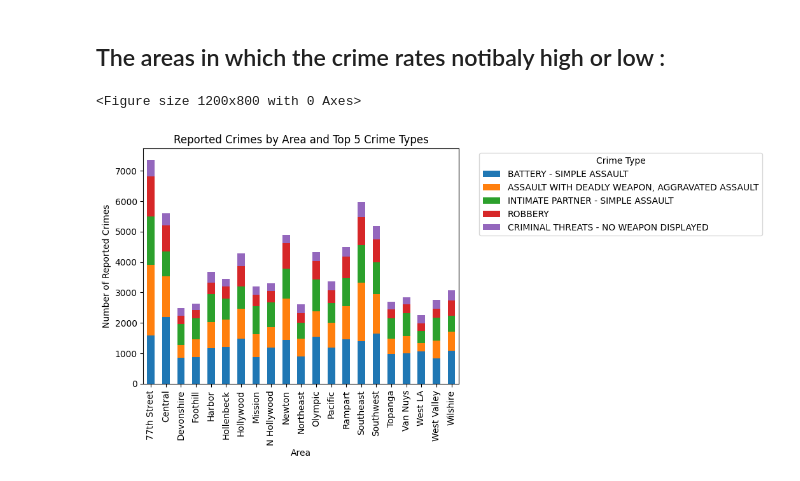
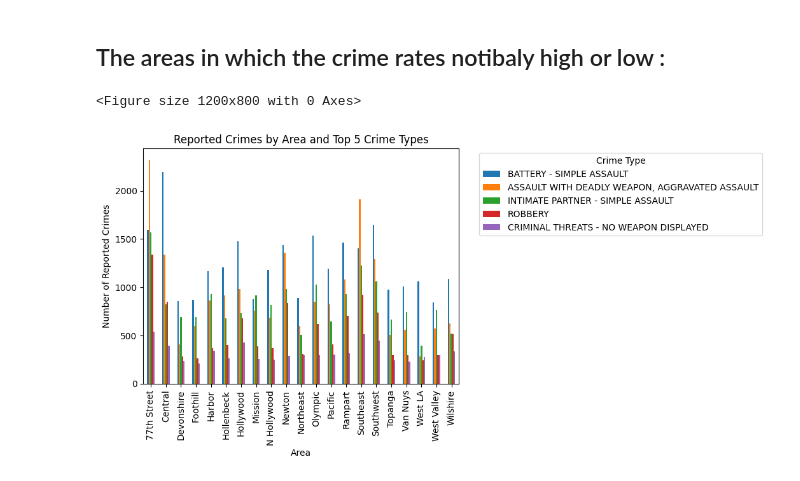
Before and after one commit to ImaneMdn/Los-Angeles-EDA, a Jupyter notebook: losangeles.ipynb, the cells around one changed output. Cells and saved outputs as stored; diff of their text form; code cells hidden in the pictures.

```diff
--- a/losangeles.ipynb
+++ b/losangeles.ipynb
@@ -233,18 +233,18 @@ Text(0.5, 1.0, 'Most common reported crime Types')
 # %%
 crime_counts = df.groupby(['AREA NAME', 'Crm Cd Desc']).size().unstack(fill_value=0)
 
 # Get the 5 most common crime types
 top_crime_types = crime_counts.sum().sort_values(ascending=False).head(5).index
 crime_counts_top = crime_counts[top_crime_types]
 
 # Plotting a clustered bar graph for the top 5 crime types
 plt.figure(figsize=(12, 8))
-crime_counts_top.plot(kind='bar', stacked=True)
+crime_counts_top.plot(kind='bar')
 plt.title('Reported Crimes by Area and Top 5 Crime Types')
 plt.xlabel('Area')
 plt.ylabel('Number of Reported Crimes')
 plt.legend(title='Crime Type', bbox_to_anchor=(1.05, 1), loc='upper left')
 plt.show()
 # %% [output]
 <Figure size 1200x800 with 0 Axes>
-[figure, old version]
+[figure, new version]
```
Also changed, not shown: parts of 3 cells of this notebook.
